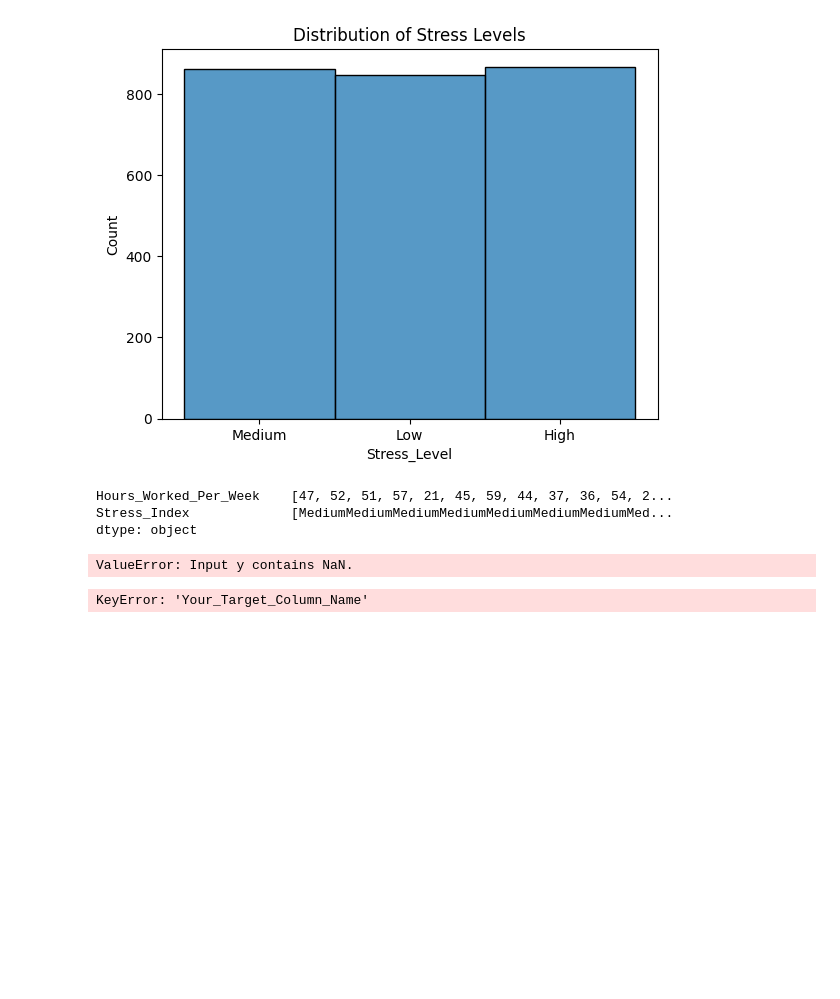
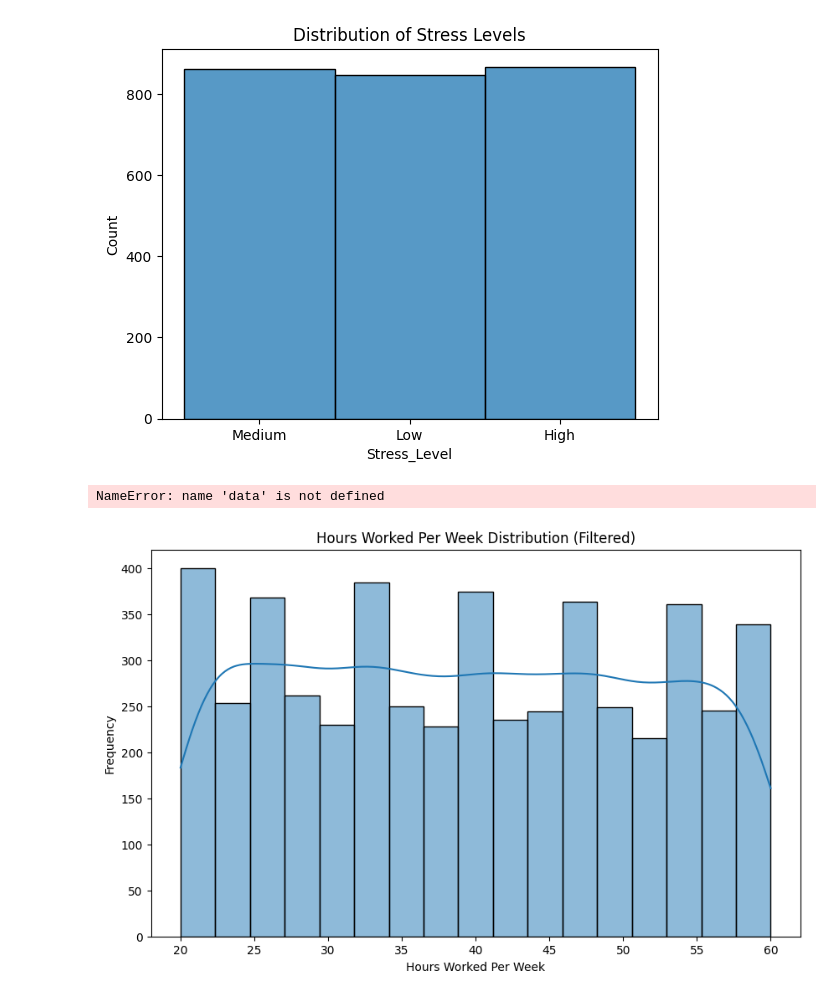
Before and after one commit to hanenia/Capstone_Project_1-, a Jupyter notebook: project.ipynb, the cells around one changed output. Cells and saved outputs as stored; diff of their text form; code cells hidden in the pictures; blank space fills up the shorter version.

```diff
--- a/project.ipynb
+++ b/project.ipynb
@@ -72,28 +72,25 @@ print(X.apply(lambda col: col.unique()))
 X = pd.get_dummies(X)  # for one-hot encoding all categorical columns
 X = X.apply(pd.to_numeric, errors='coerce')
 y = pd.to_numeric(y, errors='coerce')
-
-X_train, X_test, y_train, y_test = train_test_split(X, y, test_size=0.2, random_state=42)
-model = LinearRegression()
-model.fit(X_train, y_train)
-
-# Print Model Score
-print("Model Score:", model.score(X_test, y_test))
 # %% [output]
-Hours_Worked_Per_Week    [47, 52, 51, 57, 21, 45, 59, 44, 37, 36, 54, 2...
-Stress_Index             [MediumMediumMediumMediumMediumMediumMediumMed...
-dtype: object
+NameError: name 'data' is not defined
-ValueError: Input y contains NaN.
-# %%
-data['Your_Target_Column_Name'].fillna(data['Your_Target_Column_Name'].mean(), inplace=True)
-
-# Define X and y
-X = data[['Your_Feature_Column_Name1', 'Your_Feature_Column_Name2']]  # Replace with actual feature columns
-y = data['Your_Target_Column_Name']  # Replace with actual target column
-
-# Split and train the model
-X_train, X_test, y_train, y_test = train_test_split(X, y, test_size=0.2, random_state=42)
-model = LinearRegression()
-model.fit(X_train, y_train)
-# %% [output]
-KeyError: 'Your_Target_Column_Name'
+# %%
+import pandas as pd
+import matplotlib.pyplot as plt
+import seaborn as sns
+
+# Load the CSV file
+df = pd.read_csv("Impact_of_Remote_Work_on_Mental_Health.csv")  # Replace 'Path_to_Your_File.csv' with the actual file path
+
+# Remove extreme outliers by filtering to hours less than 80 per week
+filtered_df = df[df['Hours_Worked_Per_Week'] < 80]
+
+# Plot the histogram
+plt.figure(figsize=(10, 6))
+sns.histplot(filtered_df['Hours_Worked_Per_Week'], kde=True)
+plt.title("Hours Worked Per Week Distribution (Filtered)")
+plt.xlabel("Hours Worked Per Week")
+plt.ylabel("Frequency")
+plt.show()
+# %% [output]
+[figure, added]
```
Also changed, not shown: parts of 9 cells of this notebook.
